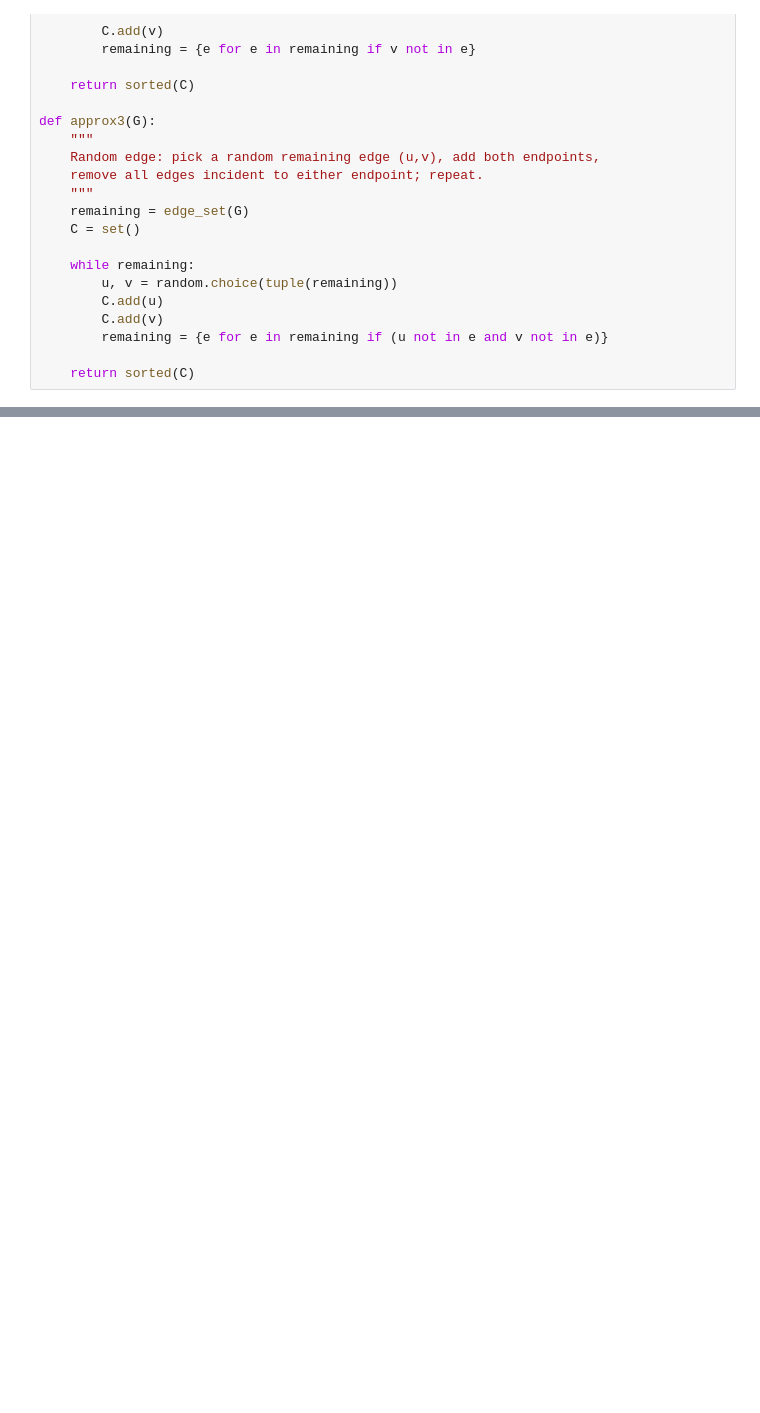
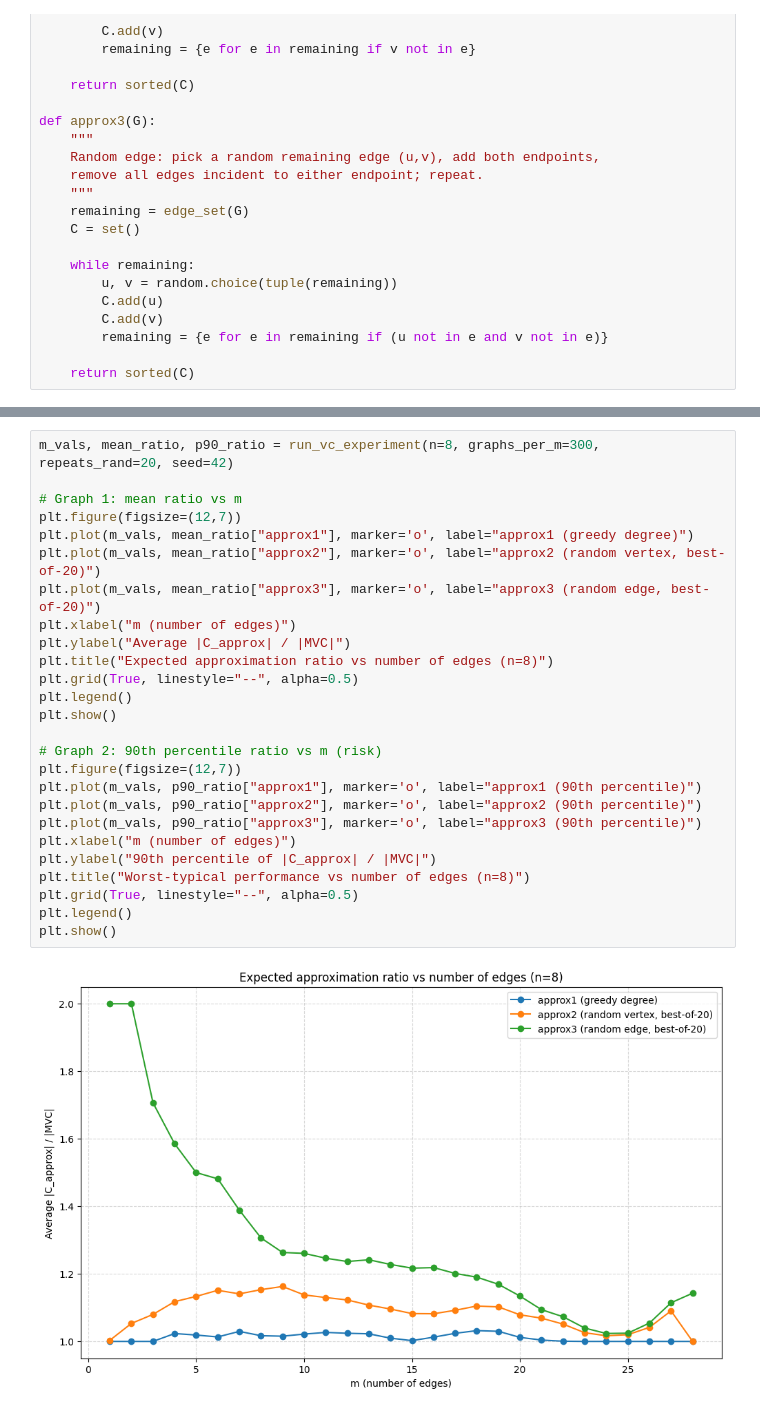
Before and after one commit to Yashasvi-Seth/2XC3-Lab-2, a Jupyter notebook: approximations.ipynb, the cells around one changed output, grey strips where cells are left out. Drawn from its saved outputs; the diff is of its cells as text; blank space fills up the shorter version.

Commit message:
Merged approximations and its experiments.

```diff
--- a/approximations.ipynb
+++ b/approximations.ipynb
@@ -78,0 +137,28 @@ def approx3(G):
+# %%
+m_vals, mean_ratio, p90_ratio = run_vc_experiment(n=8, graphs_per_m=300, repeats_rand=20, seed=42)
+
+# Graph 1: mean ratio vs m
+plt.figure(figsize=(12,7))
+plt.plot(m_vals, mean_ratio["approx1"], marker='o', label="approx1 (greedy degree)")
+plt.plot(m_vals, mean_ratio["approx2"], marker='o', label="approx2 (random vertex, best-of-20)")
+plt.plot(m_vals, mean_ratio["approx3"], marker='o', label="approx3 (random edge, best-of-20)")
+plt.xlabel("m (number of edges)")
+plt.ylabel("Average |C_approx| / |MVC|")
+plt.title("Expected approximation ratio vs number of edges (n=8)")
+plt.grid(True, linestyle="--", alpha=0.5)
+plt.legend()
+plt.show()
+
+# Graph 2: 90th percentile ratio vs m (risk)
+plt.figure(figsize=(12,7))
+plt.plot(m_vals, p90_ratio["approx1"], marker='o', label="approx1 (90th percentile)")
+plt.plot(m_vals, p90_ratio["approx2"], marker='o', label="approx2 (90th percentile)")
+plt.plot(m_vals, p90_ratio["approx3"], marker='o', label="approx3 (90th percentile)")
+plt.xlabel("m (number of edges)")
+plt.ylabel("90th percentile of |C_approx| / |MVC|")
+plt.title("Worst-typical performance vs number of edges (n=8)")
+plt.grid(True, linestyle="--", alpha=0.5)
+plt.legend()
+plt.show()
+# %% [output]
+[figure, added]
```
Also changed, not shown: parts of 4 cells of this notebook, 1 other file.
